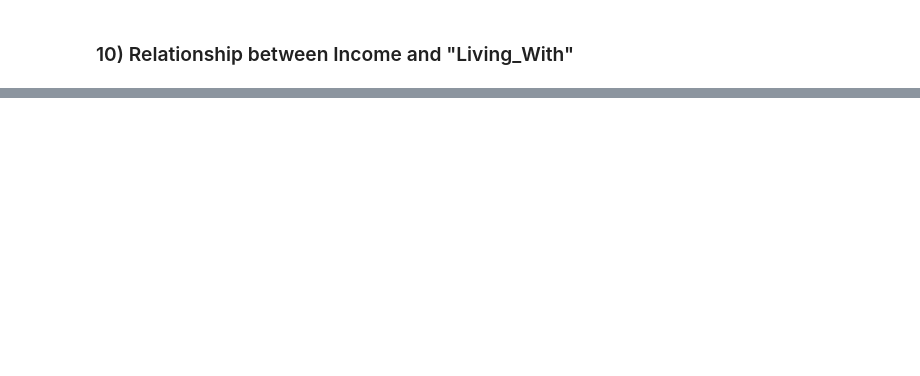
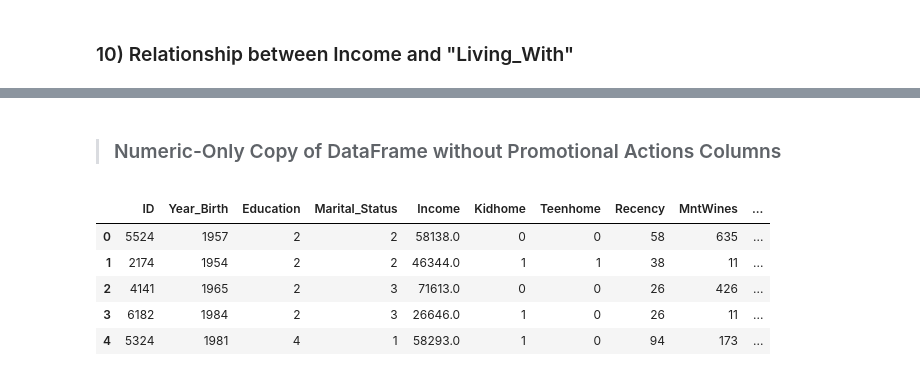
Before and after one commit to kostasalex/Customer-Personality-Analysis, a Jupyter notebook: Data_Mining_hw1.ipynb, the cells around one changed output, grey strips where cells are left out. Cells and saved outputs as stored; diff of their text form; code cells hidden in the pictures; blank space fills up the shorter version.

```diff
--- a/Data_Mining_hw1.ipynb
+++ b/Data_Mining_hw1.ipynb
@@ -492,0 +501,8 @@ plt.show()
+# %%
+from sklearn.preprocessing import LabelEncoder
+
+# Select the categorical variables to encode
+categories = ['Education', 'Marital_Status', 'Living_With']
+
+# Before encoding
+df[categories].head()
@@ -492,0 +516,11 @@ plt.show()
+# %%
+
+# Initialize LabelEncoder object
+le = LabelEncoder()
+
+# Apply LabelEncoder to each categorical variable
+for cat in categories:
+    df[cat] = le.fit_transform(df[cat])
+
+# After encoding
+df[categories].head()
@@ -492,0 +534,18 @@ plt.show()
+# %% [markdown]
+> ### Numeric-Only Copy of DataFrame without Promotional Actions Columns
+# %%
+# Copy the dataframe with only numerical columns
+df_num = df.select_dtypes(include='number').copy()
+
+# Drop columns related to offers and promotions
+drop_cols = ['AcceptedCmp3', 'AcceptedCmp4', 'AcceptedCmp5', 'AcceptedCmp1', 'AcceptedCmp2', 'Complain', 'Response']
+df_num.drop(drop_cols, axis=1, inplace=True)
+
+df_num.head()
+# %% [output]
+|  | ID | Year_Birth | Education | Marital_Status | Income | Kidhome | Teenhome | Recency | MntWines | ... |
+| 0 | 5524 | 1957 | 2 | 2 | 58138.0 | 0 | 0 | 58 | 635 | ... |
+| 1 | 2174 | 1954 | 2 | 2 | 46344.0 | 1 | 1 | 38 | 11 | ... |
+| 2 | 4141 | 1965 | 2 | 3 | 71613.0 | 0 | 0 | 26 | 426 | ... |
+| 3 | 6182 | 1984 | 2 | 3 | 26646.0 | 1 | 0 | 26 | 11 | ... |
+| 4 | 5324 | 1981 | 4 | 1 | 58293.0 | 1 | 0 | 94 | 173 | ... |
```
Also changed, not shown: parts of 25 cells of this notebook.
